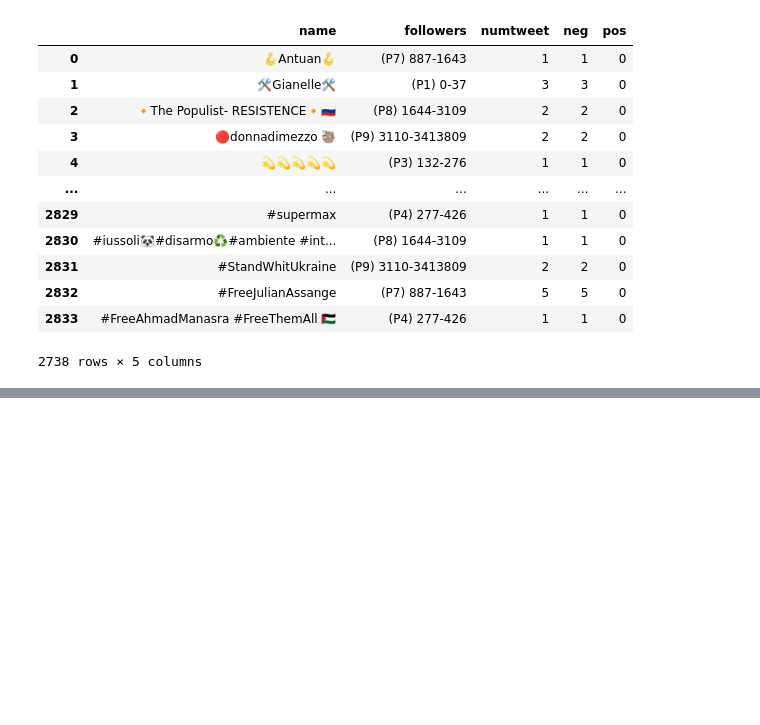
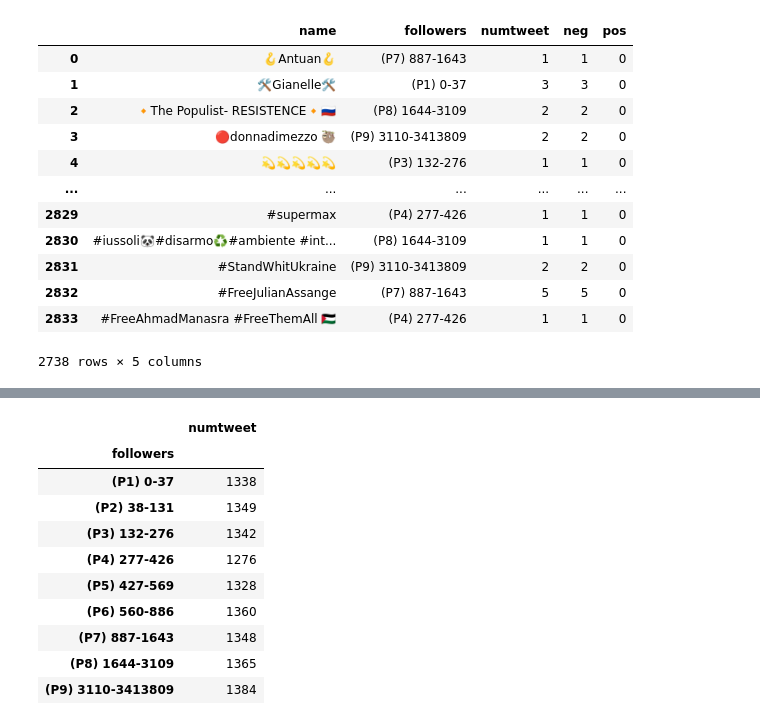
Before and after one commit to paolofesta/prove, a Jupyter notebook: TESI.ipynb, the cells around one changed output, grey strips where cells are left out. Cells and saved outputs as stored; diff of their text form; code cells hidden in the pictures; blank space fills up the shorter version.

```diff
--- a/TESI.ipynb
+++ b/TESI.ipynb
@@ -1437,0 +1456,15 @@ dd
+# %%
+df.groupby(["followers"]).sum("numtweet")
+# non devi fare questo, devi dividere nei due dataset come prima e vedere le percentuali di classi di followers
+# %% [output]
+|  | numtweet |
+| followers |  |
+| (P1) 0-37 | 1338 |
+| (P2) 38-131 | 1349 |
+| (P3) 132-276 | 1342 |
+| (P4) 277-426 | 1276 |
+| (P5) 427-569 | 1328 |
+| (P6) 560-886 | 1360 |
+| (P7) 887-1643 | 1348 |
+| (P8) 1644-3109 | 1365 |
+| (P9) 3110-3413809 | 1384 |
```
Also changed, not shown: parts of 5 cells of this notebook.
